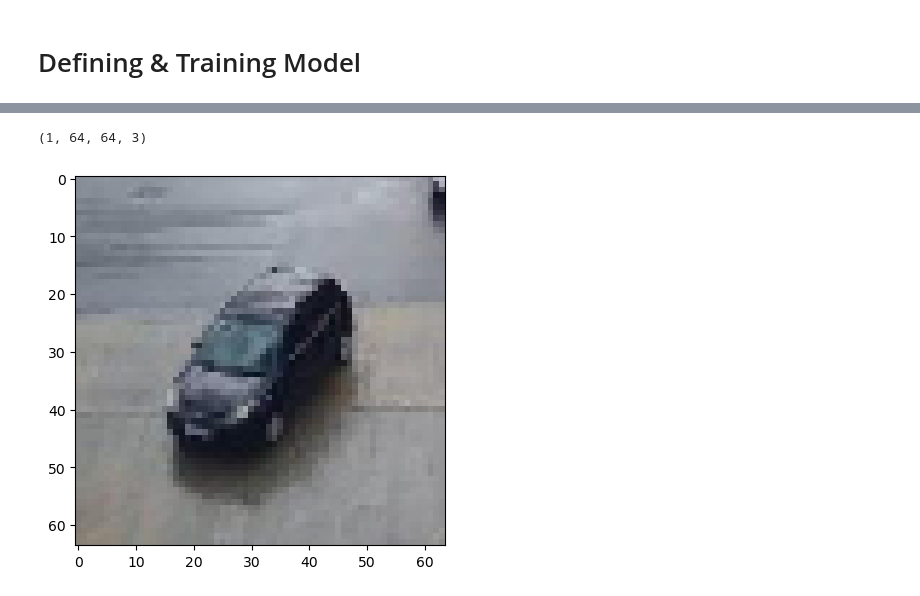
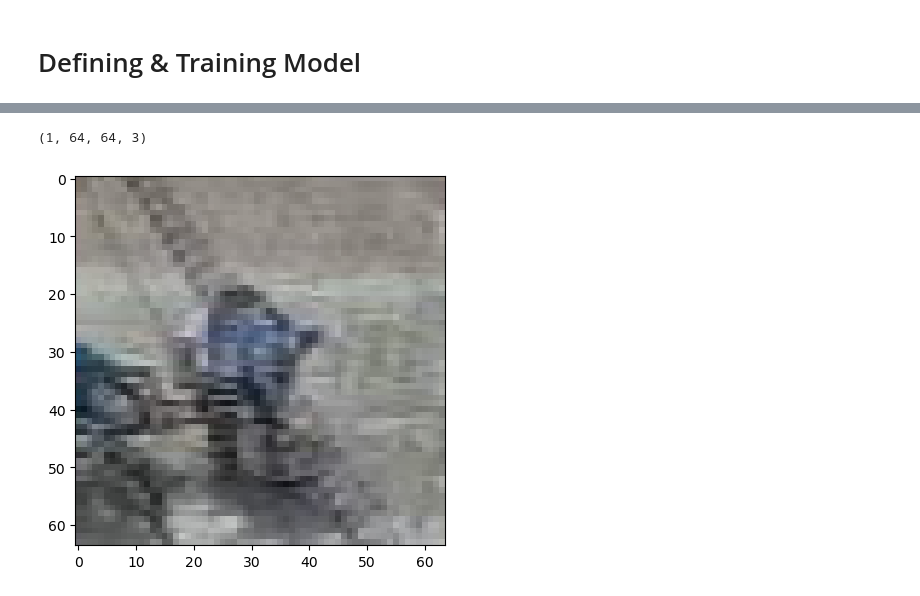
Before and after one commit to AsimWattoo/Traffic_Object_Detection_TensorFlow, a Jupyter notebook: RCNN.ipynb, the cells around one changed output, grey strips where cells are left out. Cells and saved outputs as stored; diff of their text form; code cells hidden in the pictures.

```diff
--- a/RCNN.ipynb
+++ b/RCNN.ipynb
@@ -96,11 +102,7 @@ def is_region_inside_image(image, region):
     else:
         return True
 # %%
-def resize_region(image, coords, new_size = (64, 64)):
-    x = coords[1]
-    y = coords[2]
-    width = coords[3]
-    height = coords[4]
+def resize_region(image, x, y, width, height, new_size = (64, 64)):
     cropped_image = image[x - width: x + width, y - height : y + height, :]
     cropped_image = cv2.resize(cropped_image, new_size)
     return cropped_image
@@ -269,10 +272,11 @@ Text(0, 0.5, 'Accuracy')
 # %%
 test_images = os.listdir(f'{test_folder}/images')
 test_labels = os.listdir(f'{test_folder}/labels')
-test_image, test_objects_coords = load_image(test_folder, test_images, test_labels, 4)
-upscaled_coords = upscale_points(test_image, test_objects_coords[0], False)
+test_image, test_objects_coords = load_image(test_folder, test_images, test_labels, 0)
+object_index = 1
+upscaled_coords = upscale_points(test_image, test_objects_coords[object_index], False)
 print(upscaled_coords)
 modified_image = test_image.copy()
-modified_image, coords = draw_boundary(modified_image, [255, 0, 0], test_objects_coords[0], False)
+modified_image, coords = draw_boundary(modified_image, [255, 0, 0], test_objects_coords[object_index], False)
 plt.imshow(modified_image)
 # %% [output]
@@ -282,11 +286,11 @@ plt.imshow(modified_image)
 # %%
-test_cropped_image = resize_region(test_image, upscaled_coords)
+test_cropped_image = resize_region(test_image, upscaled_coords[1], upscaled_coords[2], upscaled_coords[3], upscaled_coords[4])
 plt.imshow(test_cropped_image)
 test_cropped_image = np.reshape(test_cropped_image, (1, 64, 64, 3))
 print(test_cropped_image.shape)
 # %% [output]
 (1, 64, 64, 3)
-[figure, old version]
+[figure, new version]
 # %%
 predictions = model.predict(test_cropped_image)
 # %% [output]
```
Also changed, not shown: parts of 25 cells of this notebook, 1 other file.
